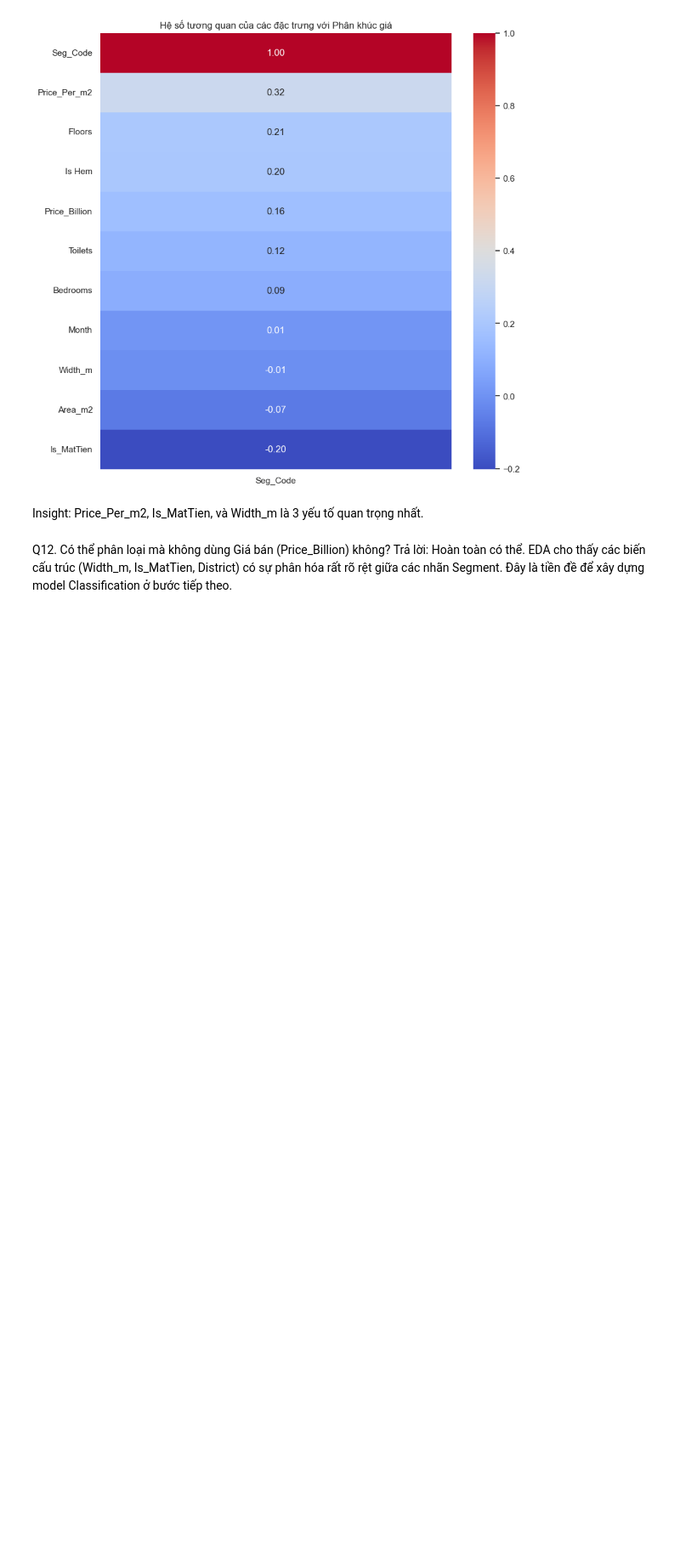
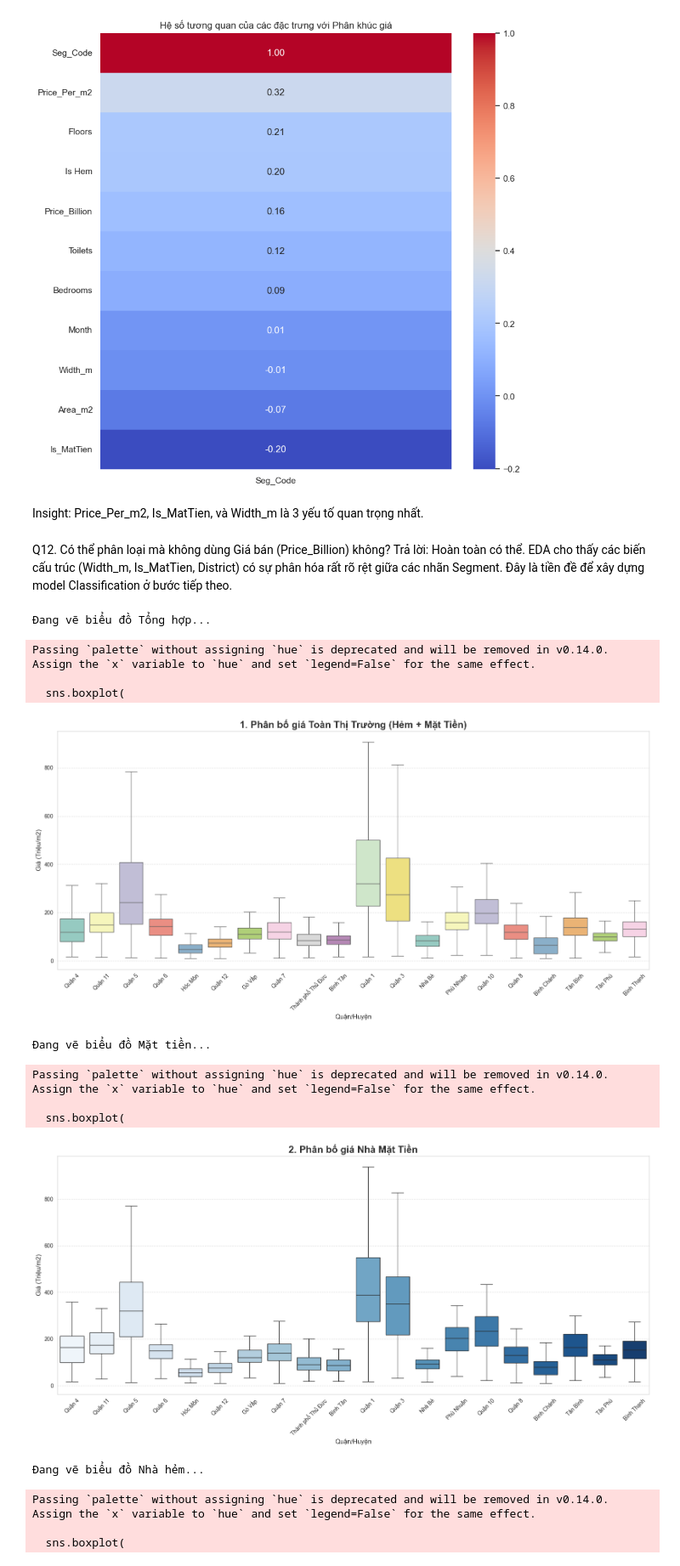
Before and after one commit to MinhTruc09/Predicting-Segment-Value-Of-House-In-TPHCM, a Jupyter notebook: notebooks/EDA/01_eda.ipynb, the cells around one changed output. Shown at 85% size. Cells and saved outputs as stored; diff of their text form; code cells hidden in the pictures; blank space fills up the shorter version.

```diff
--- a/notebooks/EDA/01_eda.ipynb
+++ b/notebooks/EDA/01_eda.ipynb
@@ -662,3 +662,83 @@ Insight: Price_Per_m2, Is_MatTien, và Width_m là 3 yếu tố quan trọng nh
 # %% [markdown]
 Q12. Có thể phân loại mà không dùng Giá bán (Price_Billion) không?
 Trả lời: Hoàn toàn có thể. EDA cho thấy các biến cấu trúc (Width_m, Is_MatTien, District) có sự phân hóa rất rõ rệt giữa các nhãn Segment. Đây là tiền đề để xây dựng model Classification ở bước tiếp theo.
+# %%
+import pandas as pd
+import seaborn as sns
+import matplotlib.pyplot as plt
+
+# ---------------------------------------------------------
+# 1. ĐỌC DỮ LIỆU
+# ---------------------------------------------------------
+try:
+    df = pd.read_csv('../../data/cleaned/Final_without_ward.csv', encoding='utf-8')
+except UnicodeDecodeError:
+    df = pd.read_csv('../../data/cleaned/Final_without_ward.csv', encoding='utf-16')
+except FileNotFoundError:
+    print("❌ Không tìm thấy file. Hãy kiểm tra lại đường dẫn!")
+
+# ---------------------------------------------------------
+# 2. HÀM VẼ BIỂU ĐỒ (Viết hàm để dùng lại cho gọn)
+# ---------------------------------------------------------
+def ve_bieu_do_boxplot(data_input, tieu_de, mau_sac):
+    # Tạo khung hình lớn (16x8 inch) để hình to, dễ zoom
+    plt.figure(figsize=(16, 8))
+
+    # Vẽ Boxplot
+    sns.boxplot(
+        data=data_input,
+        x='District',
+        y='Price_Per_m2',
+        palette=mau_sac,
+        showfliers=False  # Ẩn các điểm ngoại lai (chấm đen) để hộp không bị nén quá nhỏ
+    )
+
+    # Trang trí
+    plt.title(tieu_de, fontsize=18, fontweight='bold', color='#333333')
+    plt.xlabel('Quận/Huyện', fontsize=12)
+    plt.ylabel('Giá (Triệu/m2)', fontsize=12)
+    plt.xticks(rotation=45) # Xoay tên quận 45 độ cho dễ đọc
+    plt.grid(axis='y', linestyle='--', alpha=0.7) # Kẻ dòng mờ cho dễ so sánh
+    plt.tight_layout()
+
+    # Hiển thị
+    plt.show()
+
+# ---------------------------------------------------------
+# 3. THỰC HIỆN VẼ 3 BIỂU ĐỒ
+# ---------------------------------------------------------
+
+# === HÌNH 1: TỔNG HỢP (CẢ HẺM VÀ MẶT TIỀN) ===
+print("Đang vẽ biểu đồ Tổng hợp...")
+ve_bieu_do_boxplot(df,
+                   "1. Phân bố giá Toàn Thị Trường (Hẻm + Mặt Tiền)",
+                   "Set3")
+
+# === HÌNH 2: CHỈ RIÊNG MẶT TIỀN ===
+print("Đang vẽ biểu đồ Mặt tiền...")
+df_mattien = df[df['Is_MatTien'] == 1].copy()
+ve_bieu_do_boxplot(df_mattien,
+                   "2. Phân bố giá Nhà Mặt Tiền",
+                   "Blues") # Tông màu xanh dương
+
+# === HÌNH 3: CHỈ RIÊNG NHÀ HẺM ===
+print("Đang vẽ biểu đồ Nhà hẻm...")
+df_hem = df[df['Is_MatTien'] == 0].copy()
+ve_bieu_do_boxplot(df_hem,
+                   "3. Phân bố giá Nhà Hẻm",
+                   "Greens") # Tông màu xanh lá
+# %% [output]
+Đang vẽ biểu đồ Tổng hợp...
+Passing `palette` without assigning `hue` is deprecated and will be removed in v0.14.0. Assign the `x` variable to `hue` and set `legend=False` for the same effect.
+
+  sns.boxplot(
+[figure, added]
+Đang vẽ biểu đồ Mặt tiền...
+Passing `palette` without assigning `hue` is deprecated and will be removed in v0.14.0. Assign the `x` variable to `hue` and set `legend=False` for the same effect.
+
+  sns.boxplot(
+[figure, added]
+Đang vẽ biểu đồ Nhà hẻm...
+Passing `palette` without assigning `hue` is deprecated and will be removed in v0.14.0. Assign the `x` variable to `hue` and set `legend=False` for the same effect.
+
+  sns.boxplot(
```
Also changed, not shown: parts of 2 cells of this notebook, 7 other files.
